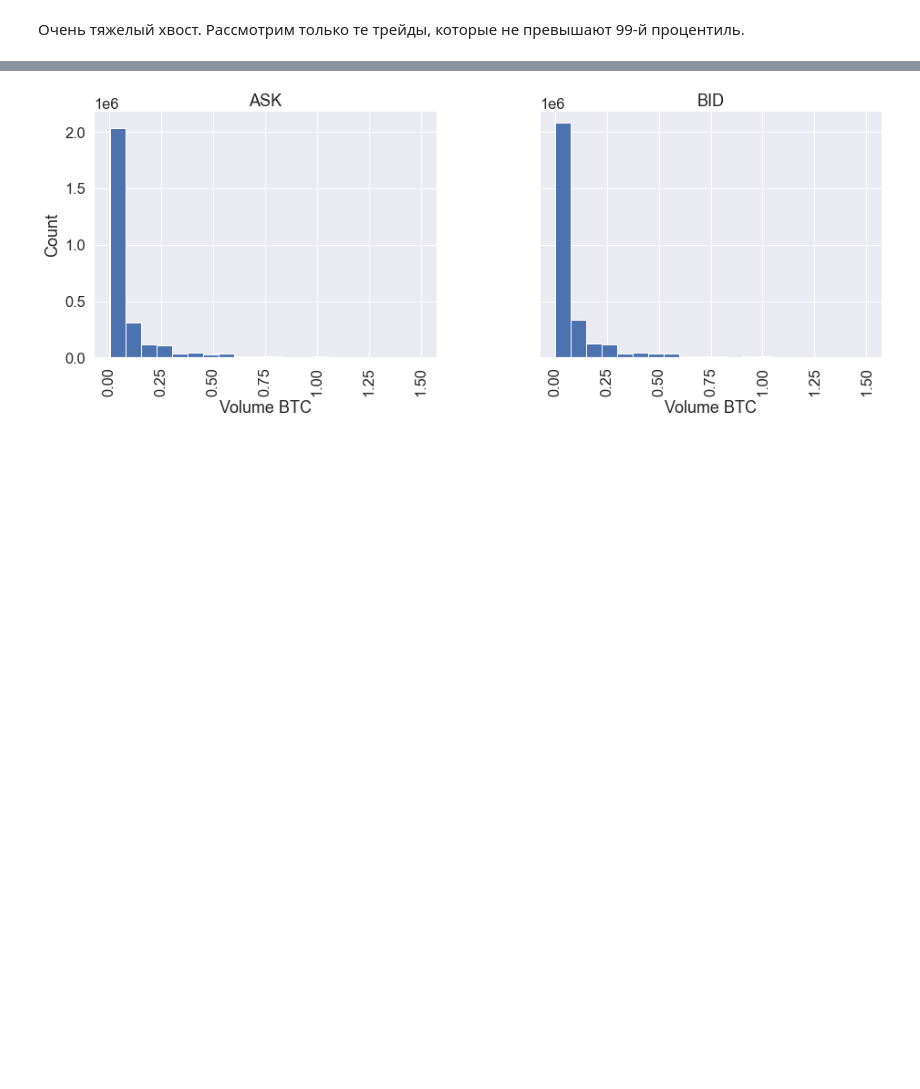
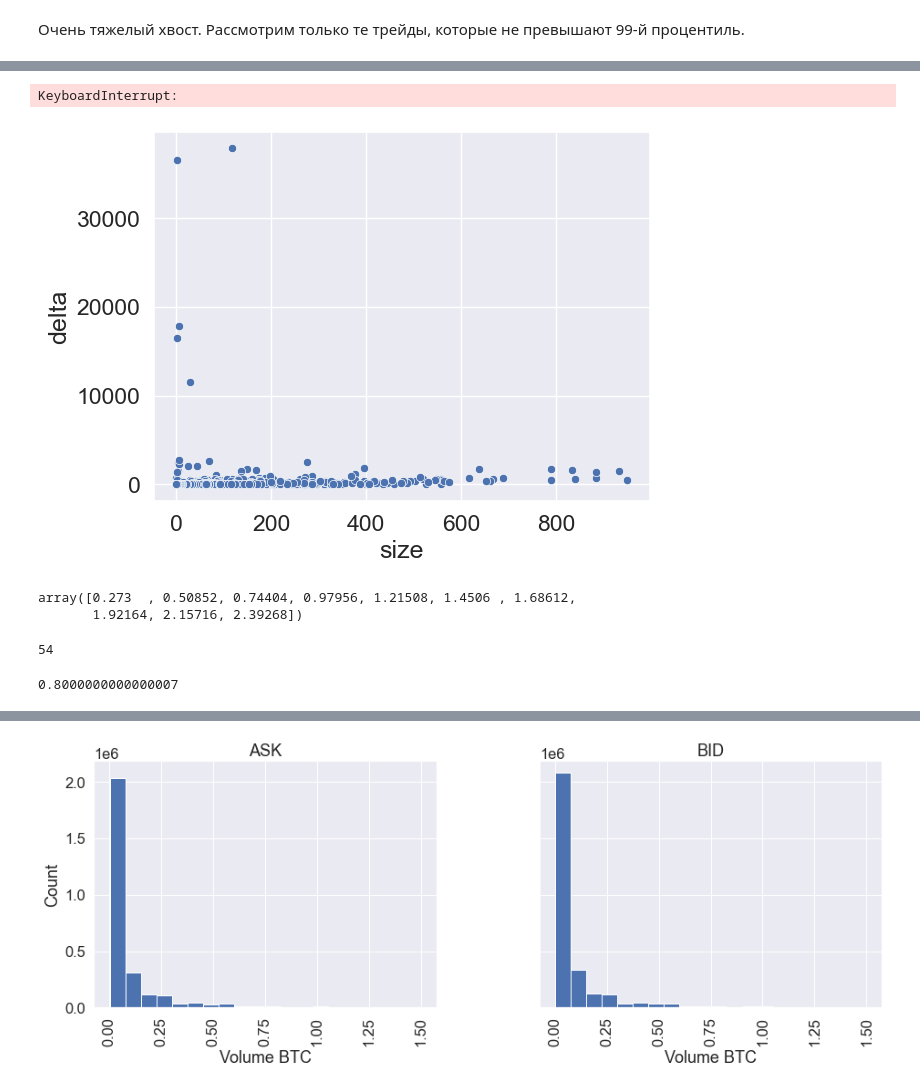
Before and after one commit to ESkripichnikov/market-making, a Jupyter notebook: EDA.ipynb, the cells around one changed output, grey strips where cells are left out. Cells and saved outputs as stored; diff of their text form; code cells hidden in the pictures; blank space fills up the shorter version.

```diff
--- a/EDA.ipynb
+++ b/EDA.ipynb
@@ -298,0 +326,6 @@ axes[1].set_ylabel('Count');
+# %%
+df_ = pd.concat([btc_trades_df.groupby('exchange_ts')['price'].last(),
+           btc_trades_df.groupby('exchange_ts')['size'].sum()], axis=1)
+# %%
+df_['delta'] = df_.price - df_.price.shift(1)
+df_['delta'] = np.abs(df_['delta'])
@@ -298,0 +348,9 @@ axes[1].set_ylabel('Count');
+# %%
+df_60 = df_.resample('1s').sum()
+df_60['ln'] = 25 * np.log(df_60['size'])
+
+sns.scatterplot(data=df_60, x='size', y='delta');
+sns.lineplot(data=df_60, x='size', y='ln');
+# %% [output]
+KeyboardInterrupt:
+[figure, added]
@@ -298,0 +363,5 @@ axes[1].set_ylabel('Count');
+# %%
+bins[:10]
+# %% [output]
+array([0.273  , 0.50852, 0.74404, 0.97956, 1.21508, 1.4506 , 1.68612,
+       1.92164, 2.15716, 2.39268])
@@ -298,0 +380,8 @@ axes[1].set_ylabel('Count');
+# %%
+np.argmin(mses)
+# %% [output]
+54
+# %%
+np.linspace(-10, 10, 101)[np.argmin(mses)]
+# %% [output]
+0.8000000000000007
```
Also changed, not shown: parts of 9 cells of this notebook.
